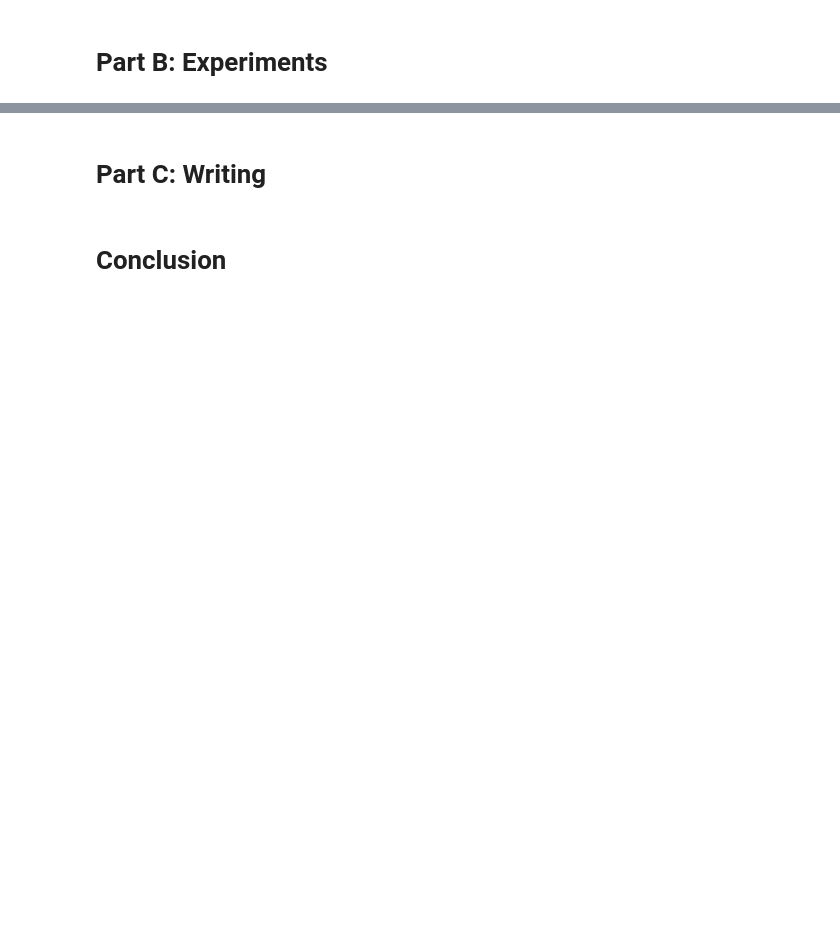
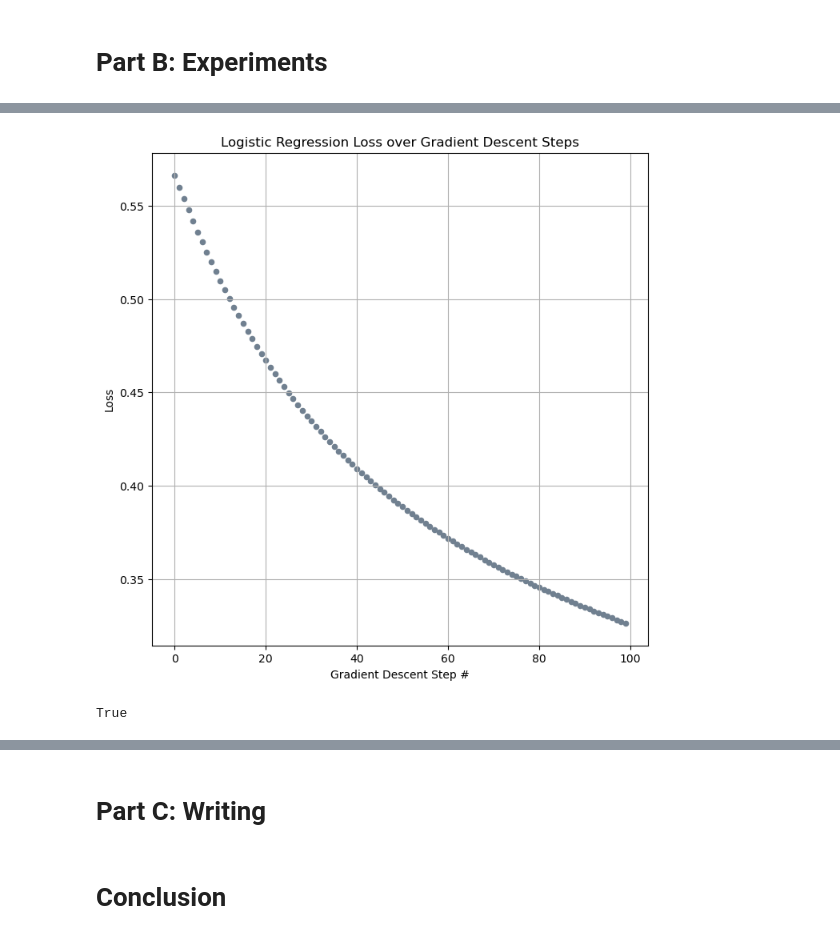
Before and after one commit to opfleet/opfleet.github.io, a Jupyter notebook: posts/LogisticPost/index.ipynb, the cells around one changed output, grey strips where cells are left out. Drawn from its saved outputs; the diff is of its cells as text; code cells hidden in the pictures; blank space fills up the shorter version.

```diff
--- a/posts/LogisticPost/index.ipynb
+++ b/posts/LogisticPost/index.ipynb
@@ -16,9 +16,3 @@ The autoreload extension is already loaded. To reload it, use:
   %reload_ext autoreload
 # %%
 import torch
-# %%
-X = torch.tensor([[1, 2, 3, 4], [1, 2, 3, 4]])
-y = torch.tensor([1, 1, 1, 1])
-X = X.type(torch.FloatTensor)
-y = y.type(torch.FloatTensor)
-LR = LogisticRegression()
@@ -35,2 +25,13 @@ tensor([-0.0020, -0.0040, -0.0060, -0.0080])
 # %% [markdown]
 # Part B: Experiments
+# %%
+def classification_data(n_points = 300, noise = 0.2, p_dims = 2):
+
+    y = torch.arange(n_points) >= int(n_points/2)
+    y = 1.0*y
+    X = y[:, None] + torch.normal(0.0, noise, size = (n_points,p_dims))
+    X = torch.cat((X, torch.ones((X.shape[0], 1))), 1)
+
+    return X, y
+
+#X, y = classification_data(noise = 0.5)
@@ -36,0 +97,11 @@ tensor([-0.0020, -0.0040, -0.0060, -0.0080])
+# %%
+fig, ax = plt.subplots(1, 1, figsize = (8, 8))
+ax.grid(True)
+ax.scatter(torch.arange(len(loss_vec)), loss_vec, s = 20, color = "slategrey")
+labs = ax.set(xlabel = "Gradient Descent Step #", ylabel = "Loss", title = "Logistic Regression Loss over Gradient Descent Steps")
+# %% [output]
+[figure, added]
+# %%
+isMonoDecrease(loss_vec)
+# %% [output]
+True
```
Also changed, not shown: parts of 14 cells of this notebook, 1 other file.
